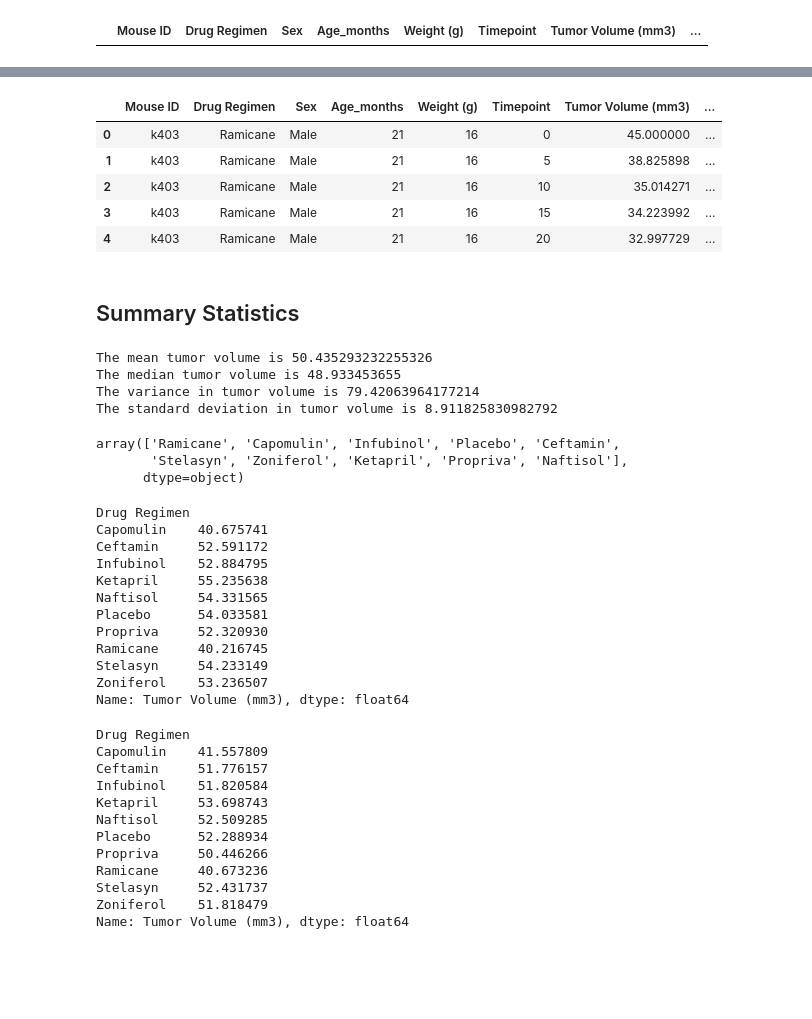
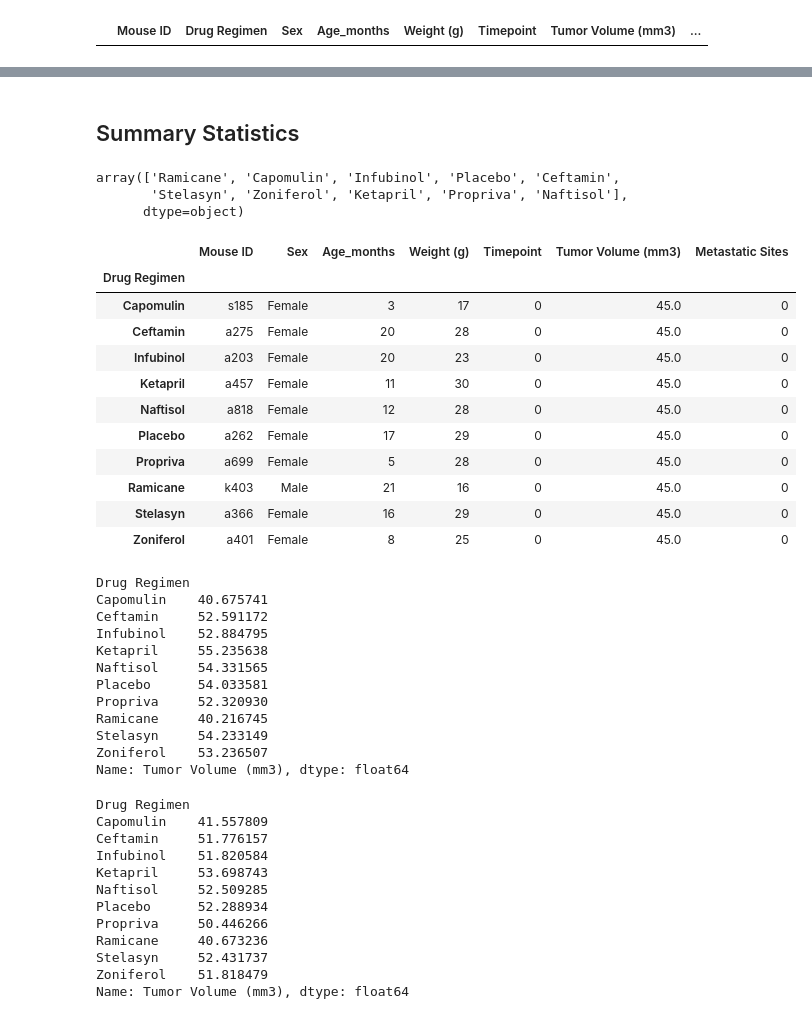
Before and after one commit to PeterGeorgeVlahos/Matplotlib, a Jupyter notebook: pymaceuticals_working_notebook.ipynb, the cells around one changed output, grey strips where cells are left out. Cells and saved outputs as stored; diff of their text form; code cells hidden in the pictures; blank space fills up the shorter version.

Commit message:
Stuck on DataFrame

```diff
--- a/pymaceuticals_working_notebook.ipynb
+++ b/pymaceuticals_working_notebook.ipynb
@@ -144,35 +144,5 @@ Name: Mouse ID, Length: 248, dtype: int64
-# %%
-clean_mouse_data.head()
-# %% [output]
-|  | Mouse ID | Drug Regimen | Sex | Age_months | Weight (g) | Timepoint | Tumor Volume (mm3) | ... |
-| 0 | k403 | Ramicane | Male | 21 | 16 | 0 | 45.000000 | ... |
-| 1 | k403 | Ramicane | Male | 21 | 16 | 5 | 38.825898 | ... |
-| 2 | k403 | Ramicane | Male | 21 | 16 | 10 | 35.014271 | ... |
-| 3 | k403 | Ramicane | Male | 21 | 16 | 15 | 34.223992 | ... |
-| 4 | k403 | Ramicane | Male | 21 | 16 | 20 | 32.997729 | ... |
 # %% [markdown]
 ## Summary Statistics
-# %%
-# Generate a summary statistics table of mean, median, variance,
-#standard deviation, and SEM of the tumor volume
-
-mean_tumor_vol = np.mean(clean_mouse_data['Tumor Volume (mm3)'])
-median_tumor_vol = np.median(clean_mouse_data['Tumor Volume (mm3)'])
-var__tumor_vol = np.var(clean_mouse_data['Tumor Volume (mm3)'],ddof=0)
-std_tumor_vol = np.std(clean_mouse_data['Tumor Volume (mm3)'],ddof=0)
-
-#  sem_tumor_vol = clean_mouse_data.sem(clean_mouse_data['Tumor Volume (mm3)'])
-
-print(f"The mean tumor volume is {mean_tumor_vol}")
-print(f"The median tumor volume is {median_tumor_vol}")
-print(f"The variance in tumor volume is {var__tumor_vol}")
-print(f"The standard deviation in tumor volume is {std_tumor_vol}")
-#print(f"The standard error of the mean in tumor volume is {sem_tumor_vol}")
-# %% [output]
-The mean tumor volume is 50.435293232255326
-The median tumor volume is 48.933453655
-The variance in tumor volume is 79.42063964177214
-The standard deviation in tumor volume is 8.911825830982792
 # %%
 drug_regimen=clean_mouse_data['Drug Regimen'].unique()
 drug_regimen
@@ -183,20 +153,36 @@ array(['Ramicane', 'Capomulin', 'Infubinol', 'Placebo', 'Ceftamin',
 # %%
 # Use groupby and summary statistical methods to calculate the following properties of each drug regimen:
 # mean, median, variance, standard deviation, and SEM of the tumor volume  for each regimen
 
-clean_mouse_data_grouped = clean_mouse_data.groupby(clean_mouse_data['Drug Regimen'])
-clean_mouse_data_grouped['Tumor Volume (mm3)'].mean()
+clean_mouse_data_grouped = clean_mouse_data.groupby(['Drug Regimen'])
+clean_mouse_data_grouped.first()
 # %% [output]
-Drug Regimen
-Capomulin    40.675741
-Ceftamin     52.591172
-Infubinol    52.884795
-Ketapril     55.235638
-Naftisol     54.331565
-Placebo      54.033581
-Propriva     52.320930
-Ramicane     40.216745
-Stelasyn     54.233149
-Zoniferol    53.236507
-Name: Tumor Volume (mm3), dtype: float64
+|  | Mouse ID | Sex | Age_months | Weight (g) | Timepoint | Tumor Volume (mm3) | Metastatic Sites |
+| Drug Regimen |  |  |  |  |  |  |  |
+| Capomulin | s185 | Female | 3 | 17 | 0 | 45.0 | 0 |
+| Ceftamin | a275 | Female | 20 | 28 | 0 | 45.0 | 0 |
+| Infubinol | a203 | Female | 20 | 23 | 0 | 45.0 | 0 |
+| Ketapril | a457 | Female | 11 | 30 | 0 | 45.0 | 0 |
+| Naftisol | a818 | Female | 12 | 28 | 0 | 45.0 | 0 |
+| Placebo | a262 | Female | 17 | 29 | 0 | 45.0 | 0 |
+| Propriva | a699 | Female | 5 | 28 | 0 | 45.0 | 0 |
+| Ramicane | k403 | Male | 21 | 16 | 0 | 45.0 | 0 |
+| Stelasyn | a366 | Female | 16 | 29 | 0 | 45.0 | 0 |
+| Zoniferol | a401 | Female | 8 | 25 | 0 | 45.0 | 0 |
+# %%
+mean_data_grouped = clean_mouse_data_grouped['Tumor Volume (mm3)'].mean()
+mean_data_grouped
+# %% [output]
+Drug Regimen
+Capomulin    40.675741
+Ceftamin     52.591172
+Infubinol    52.884795
+Ketapril     55.235638
+Naftisol     54.331565
+Placebo      54.033581
+Propriva     52.320930
+Ramicane     40.216745
+Stelasyn     54.233149
+Zoniferol    53.236507
+Name: Tumor Volume (mm3), dtype: float64
 # %%
```
Also changed, not shown: parts of 12 cells of this notebook.
